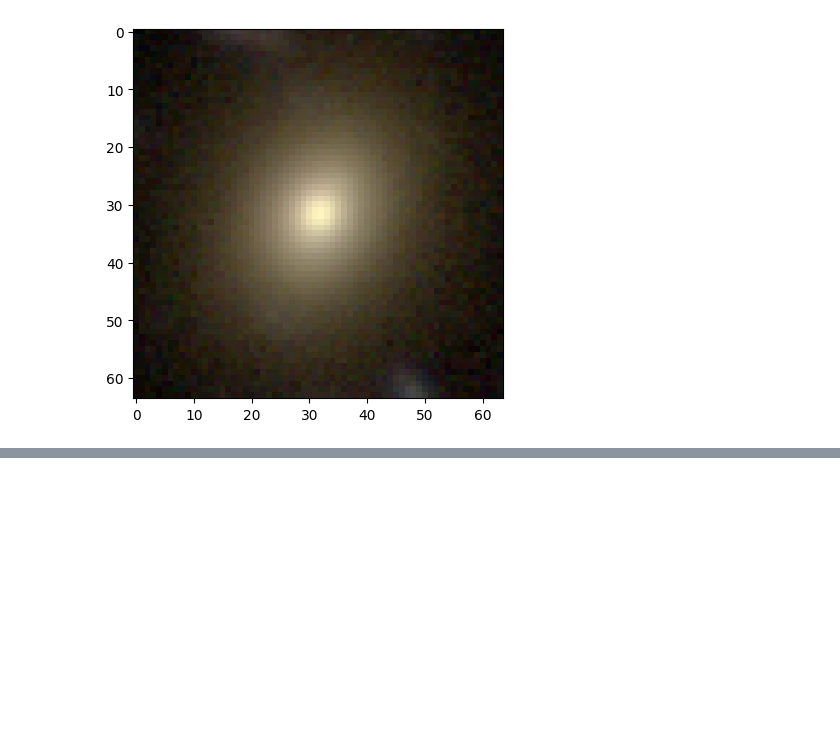
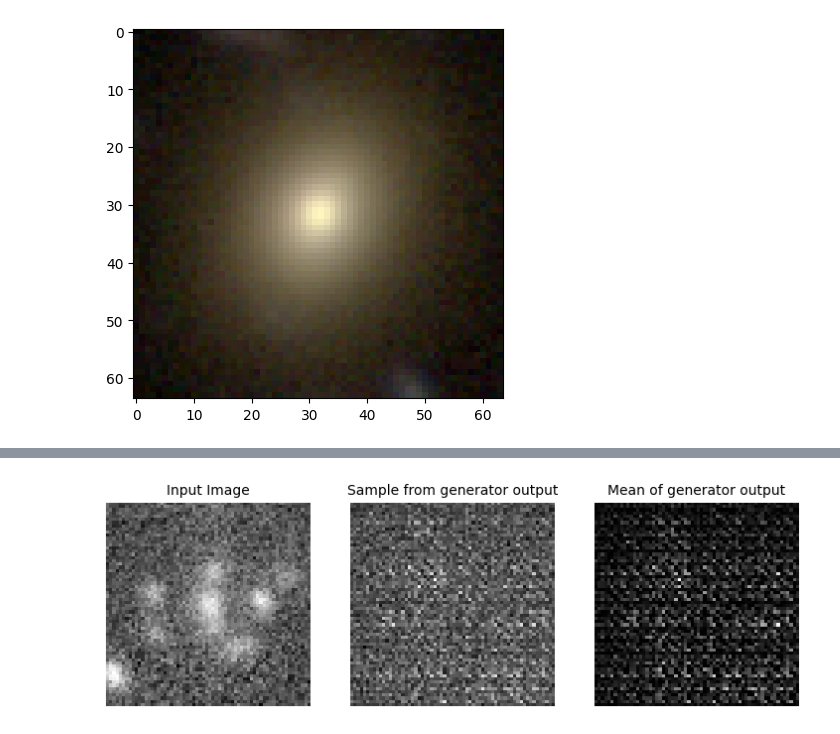
Before and after one commit to JonnyyTorres/Galsim_JAX, a Jupyter notebook: Galsim_JAX_VAE.ipynb, the cells around one changed output, grey strips where cells are left out. Drawn from its saved outputs; the diff is of its cells as text; code cells hidden in the pictures; blank space fills up the shorter version.

```diff
--- a/Galsim_JAX_VAE.ipynb
+++ b/Galsim_JAX_VAE.ipynb
@@ -664,0 +826,23 @@ for i in range(4):
+# %%
+res_net_d = ResNetDec(act_fn=nn.leaky_relu, block_class=ResNetBlockD)
+
+print(z)
+
+# Generating a random key for JAX
+rng = random.PRNGKey(0)
+
+# Generating new keys to use them for inference
+rng_1, rng_2 = random.split(rng)
+
+code_sample = z.sample(seed=rng_2)
+
+# Size of the input to initialize the parameters
+batch_enc = jnp.ones((1, 32))
+
+# Initializing the resnet_dec
+params = res_net_d.init(rng_2, batch_enc)
+
+# Decoding the image
+decoded_img = res_net_d.apply(params, code_sample)
+
+print(decoded_img)
@@ -664,0 +867,14 @@ for i in range(4):
+# %%
+# we can have a look at individual postage stamps with or without this scaling
+fig, (ax1, ax2, ax3) = plt.subplots(1, 3, figsize=(9,3))
+ax1.imshow(batch_im[0,:,:,0],cmap='gray')
+ax1.set_title('Input Image', fontsize=10)
+ax1.axis('off')
+ax2.imshow(decoded_img.sample(seed=random.PRNGKey(24))[0,:,:,0],cmap='gray')
+ax2.set_title('Sample from generator output', fontsize=10)
+ax2.axis('off')
+ax3.imshow(decoded_img.mean()[0,:,:,0],cmap='gray')
+ax3.set_title('Mean of generator output', fontsize=10)
+ax3.axis('off');
+# %% [output]
+[figure, added]
```
Also changed, not shown: parts of 42 cells of this notebook.
